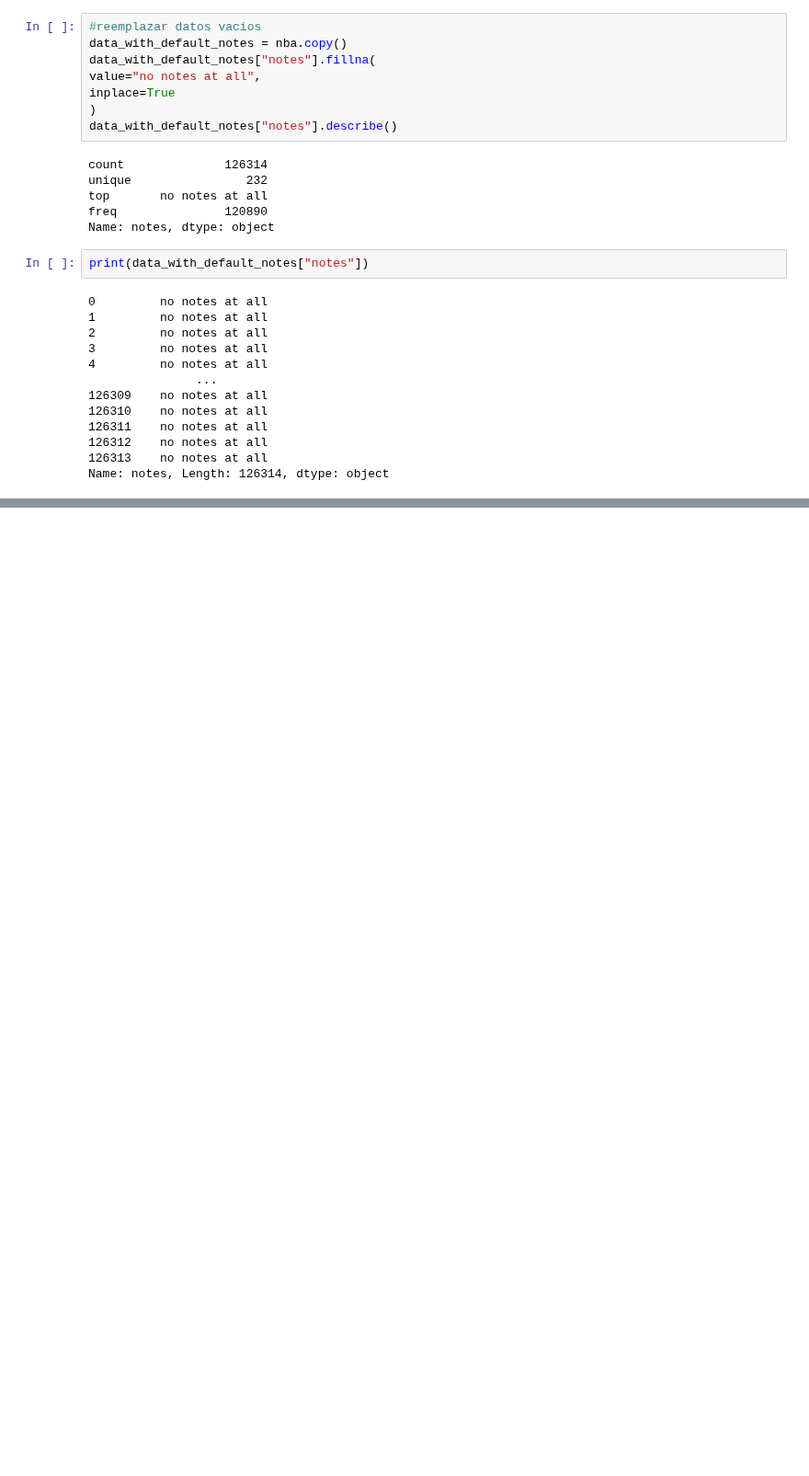
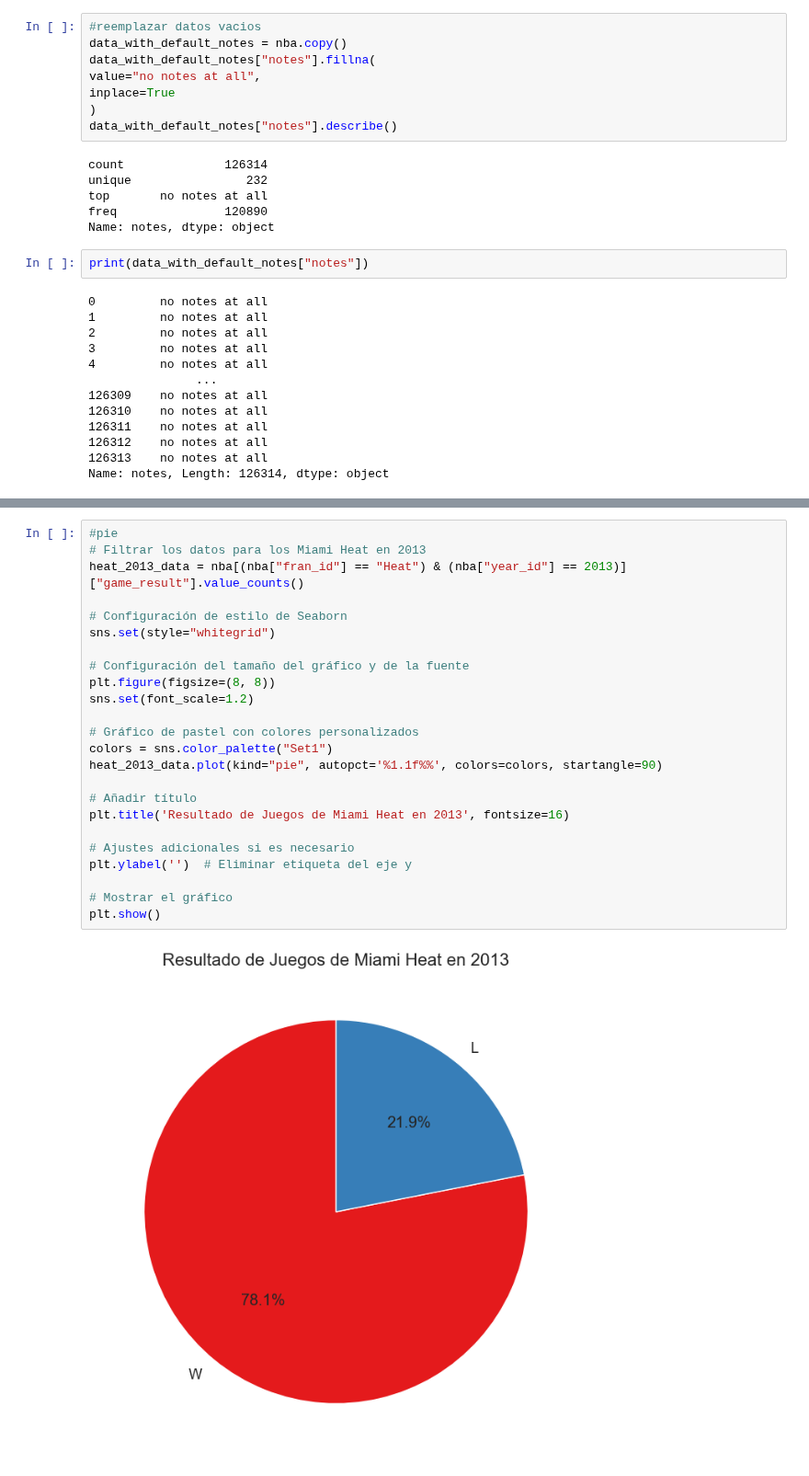
Before and after one commit to jorgeav527/py-fundamentals-ds, a Jupyter notebook: capitulo-4/Lab6_Exploracion.ipynb, the cells around one changed output, grey strips where cells are left out. Shown at 92% size. Cells and saved outputs as stored; diff of their text form; blank space fills up the shorter version.

```diff
--- a/capitulo-4/Lab6_Exploracion.ipynb
+++ b/capitulo-4/Lab6_Exploracion.ipynb
@@ -390,0 +432,26 @@ nba[
+# %%
+#pie
+# Filtrar los datos para los Miami Heat en 2013
+heat_2013_data = nba[(nba["fran_id"] == "Heat") & (nba["year_id"] == 2013)]["game_result"].value_counts()
+
+# Configuración de estilo de Seaborn
+sns.set(style="whitegrid")
+
+# Configuración del tamaño del gráfico y de la fuente
+plt.figure(figsize=(8, 8))
+sns.set(font_scale=1.2)
+
+# Gráfico de pastel con colores personalizados
+colors = sns.color_palette("Set1")
+heat_2013_data.plot(kind="pie", autopct='%1.1f%%', colors=colors, startangle=90)
+
+# Añadir título
+plt.title('Resultado de Juegos de Miami Heat en 2013', fontsize=16)
+
+# Ajustes adicionales si es necesario
+plt.ylabel('')  # Eliminar etiqueta del eje y
+
+# Mostrar el gráfico
+plt.show()
+# %% [output]
+[figure, added]
```
Also changed, not shown: parts of 14 cells of this notebook, 1 other file.
